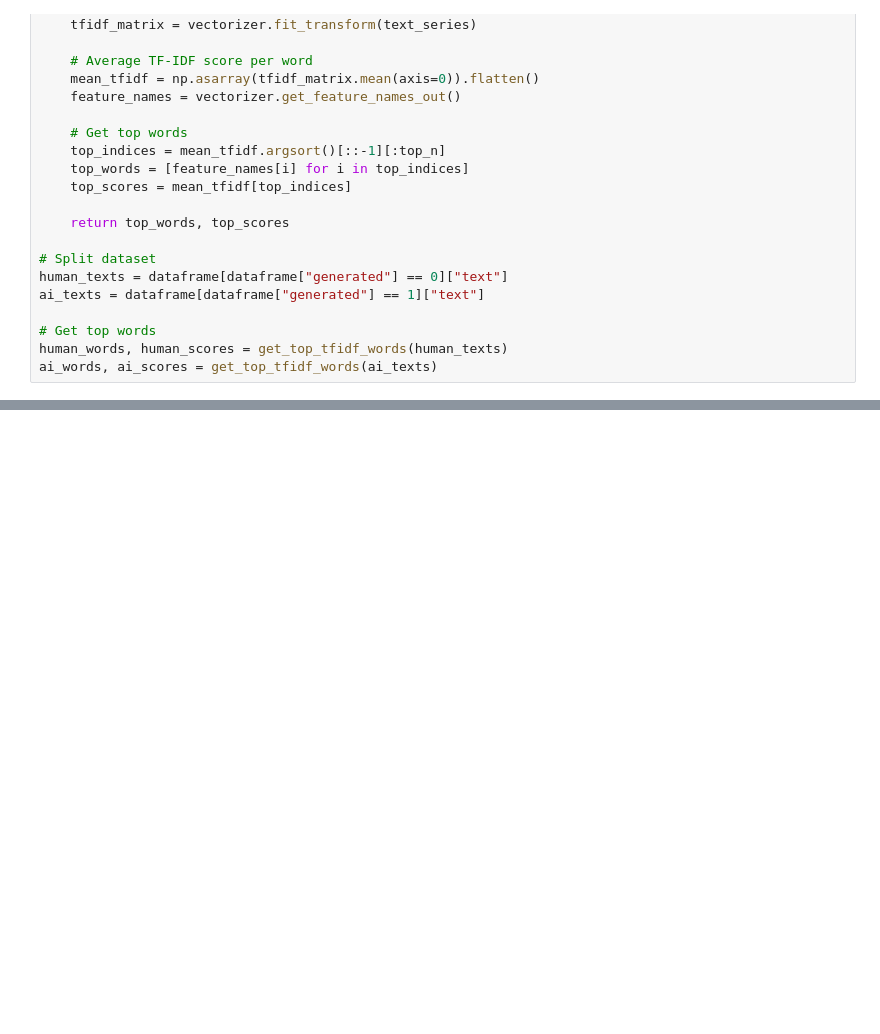
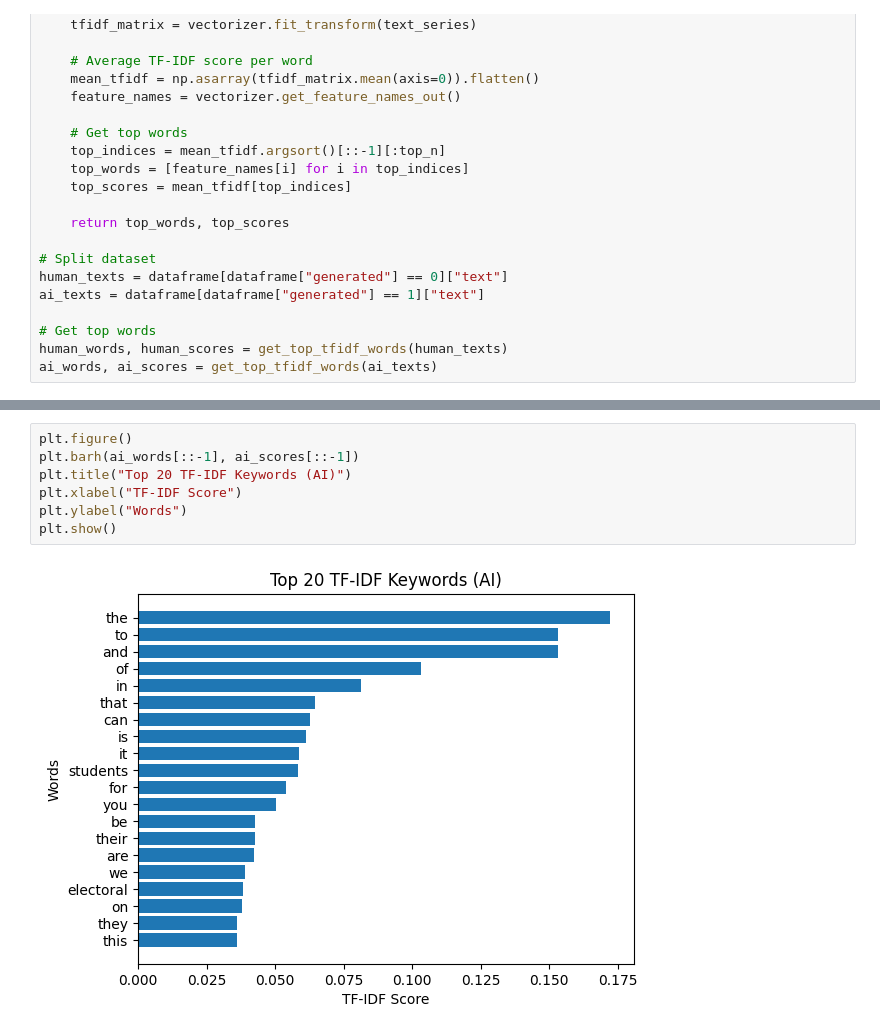
Before and after one commit to nattooh/text-web-group, a Jupyter notebook: eda.ipynb, the cells around one changed output, grey strips where cells are left out. Cells and saved outputs as stored; diff of their text form; blank space fills up the shorter version.

```diff
--- a/eda.ipynb
+++ b/eda.ipynb
@@ -59,0 +71,9 @@ ai_words, ai_scores = get_top_tfidf_words(ai_texts)
+# %%
+plt.figure()
+plt.barh(ai_words[::-1], ai_scores[::-1])
+plt.title("Top 20 TF-IDF Keywords (AI)")
+plt.xlabel("TF-IDF Score")
+plt.ylabel("Words")
+plt.show()
+# %% [output]
+[figure, added]
```
Also changed, not shown: parts of 3 cells of this notebook.
